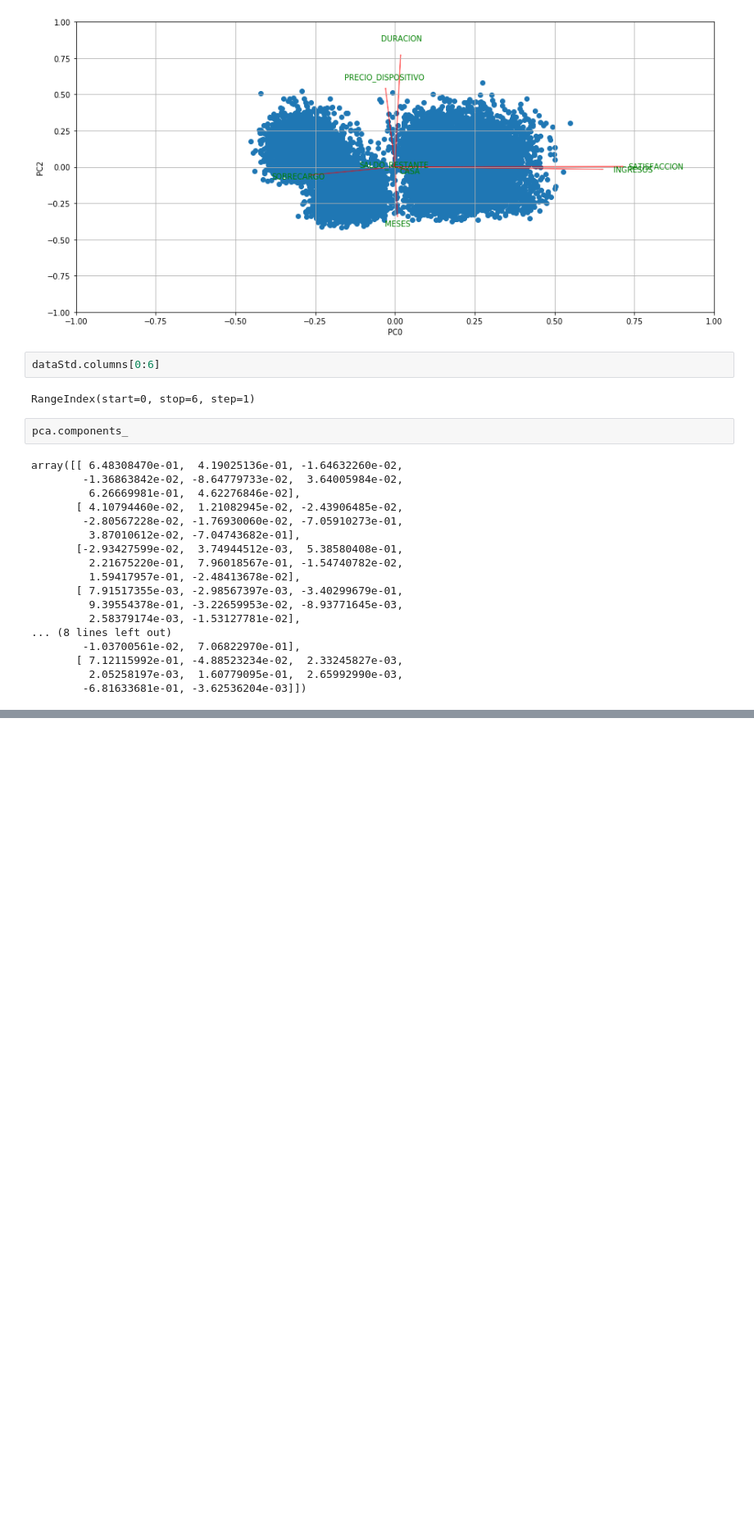
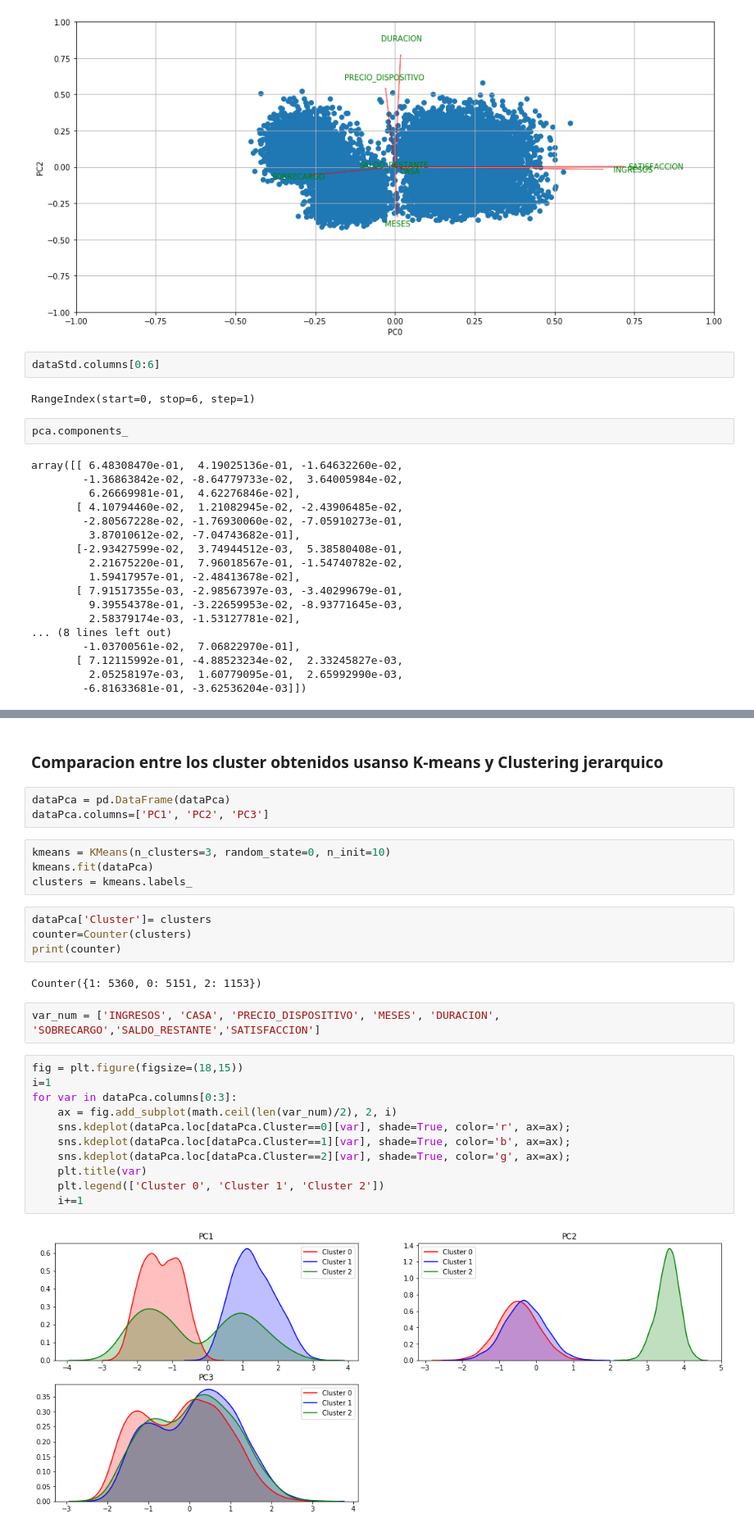
Before and after one commit to Jaiver2012/FinalAnalitica, a Jupyter notebook: Untitled.ipynb, the cells around one changed output, grey strips where cells are left out. Shown at 82% size. Cells and saved outputs as stored; diff of their text form; blank space fills up the shorter version.

```diff
--- a/Untitled.ipynb
+++ b/Untitled.ipynb
@@ -670,0 +672,30 @@ De acuedo a esta información podemos decir que:
+# %% [markdown]
+### Comparacion entre los cluster obtenidos usanso K-means y Clustering jerarquico
+# %%
+dataPca = pd.DataFrame(dataPca)
+dataPca.columns=['PC1', 'PC2', 'PC3']
+# %%
+kmeans = KMeans(n_clusters=3, random_state=0, n_init=10)
+kmeans.fit(dataPca)
+clusters = kmeans.labels_
+# %%
+dataPca['Cluster']= clusters
+counter=Counter(clusters)
+print(counter)
+# %% [output]
+Counter({1: 5360, 0: 5151, 2: 1153})
+# %%
+var_num = ['INGRESOS', 'CASA', 'PRECIO_DISPOSITIVO', 'MESES', 'DURACION', 'SOBRECARGO','SALDO_RESTANTE','SATISFACCION']
+# %%
+fig = plt.figure(figsize=(18,15))
+i=1
+for var in dataPca.columns[0:3]:
+    ax = fig.add_subplot(math.ceil(len(var_num)/2), 2, i)
+    sns.kdeplot(dataPca.loc[dataPca.Cluster==0][var], shade=True, color='r', ax=ax);
+    sns.kdeplot(dataPca.loc[dataPca.Cluster==1][var], shade=True, color='b', ax=ax);
+    sns.kdeplot(dataPca.loc[dataPca.Cluster==2][var], shade=True, color='g', ax=ax);
+    plt.title(var)
+    plt.legend(['Cluster 0', 'Cluster 1', 'Cluster 2'])
+    i+=1
+# %% [output]
+[figure, added]
```
Also changed, not shown: parts of 2 cells of this notebook.
